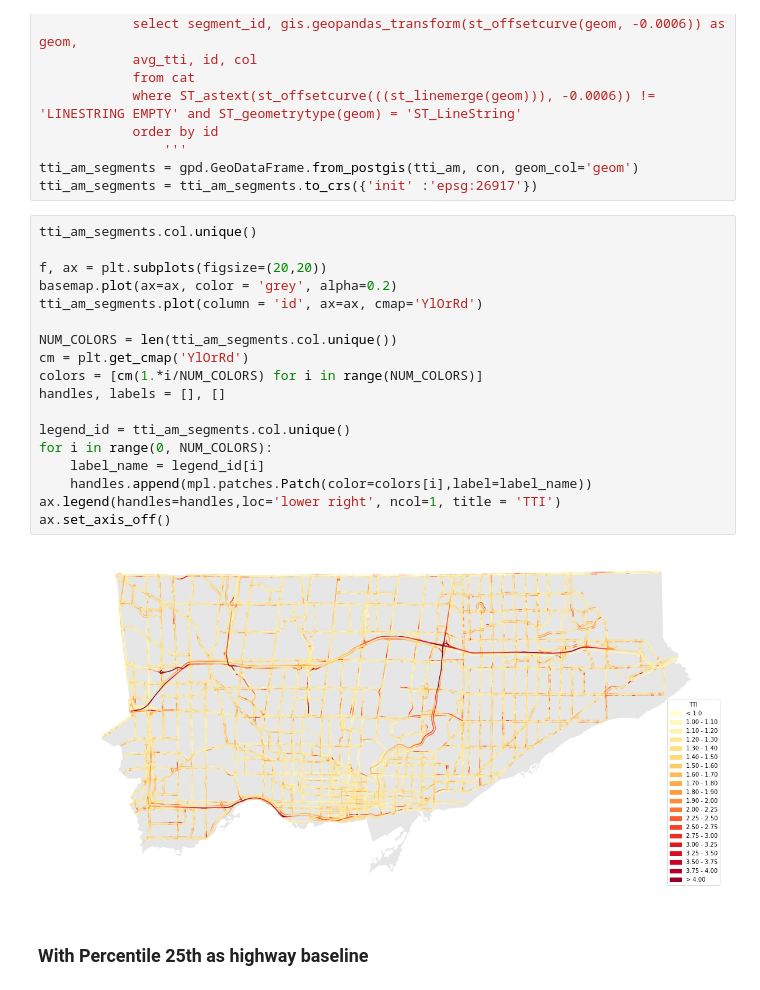
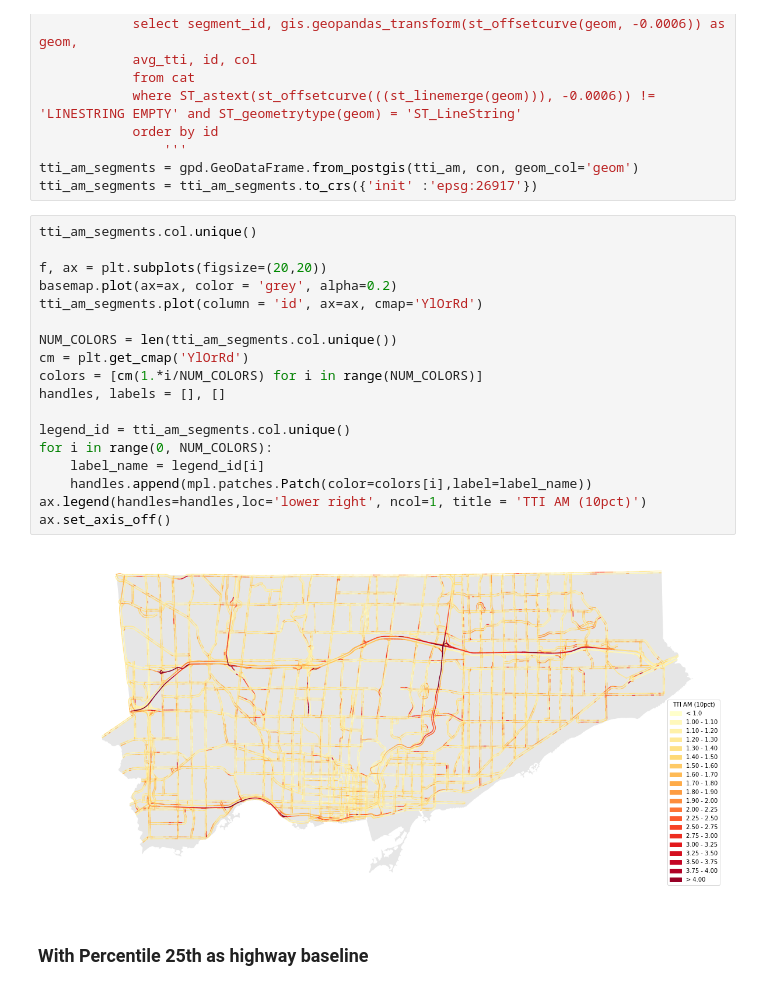
Before and after one commit to CityofToronto/bdit_congestion, a Jupyter notebook: congestion_data_aggregation/highway_deep_dive.ipynb, the cells around one changed output. Drawn from its saved outputs; the diff is of its cells as text.

```diff
--- a/congestion_data_aggregation/highway_deep_dive.ipynb
+++ b/congestion_data_aggregation/highway_deep_dive.ipynb
@@ -609,23 +609,23 @@ tti_am_segments = tti_am_segments.to_crs({'init' :'epsg:26917'})
 # %%
 tti_am_segments.col.unique()
 
 f, ax = plt.subplots(figsize=(20,20))
 basemap.plot(ax=ax, color = 'grey', alpha=0.2)
 tti_am_segments.plot(column = 'id', ax=ax, cmap='YlOrRd')
 
 NUM_COLORS = len(tti_am_segments.col.unique())
 cm = plt.get_cmap('YlOrRd')
 colors = [cm(1.*i/NUM_COLORS) for i in range(NUM_COLORS)]
 handles, labels = [], []
 
 legend_id = tti_am_segments.col.unique()
 for i in range(0, NUM_COLORS):
     label_name = legend_id[i]
     handles.append(mpl.patches.Patch(color=colors[i],label=label_name))
-ax.legend(handles=handles,loc='lower right', ncol=1, title = 'TTI')
+ax.legend(handles=handles,loc='lower right', ncol=1, title = 'TTI AM (10pct)')
 ax.set_axis_off()
 # %% [output]
-[figure, old version]
+[figure, new version]
 # %% [markdown]
 ### With Percentile 25th as highway baseline
 # %%
```
Also changed, not shown: parts of 9 cells of this notebook.
